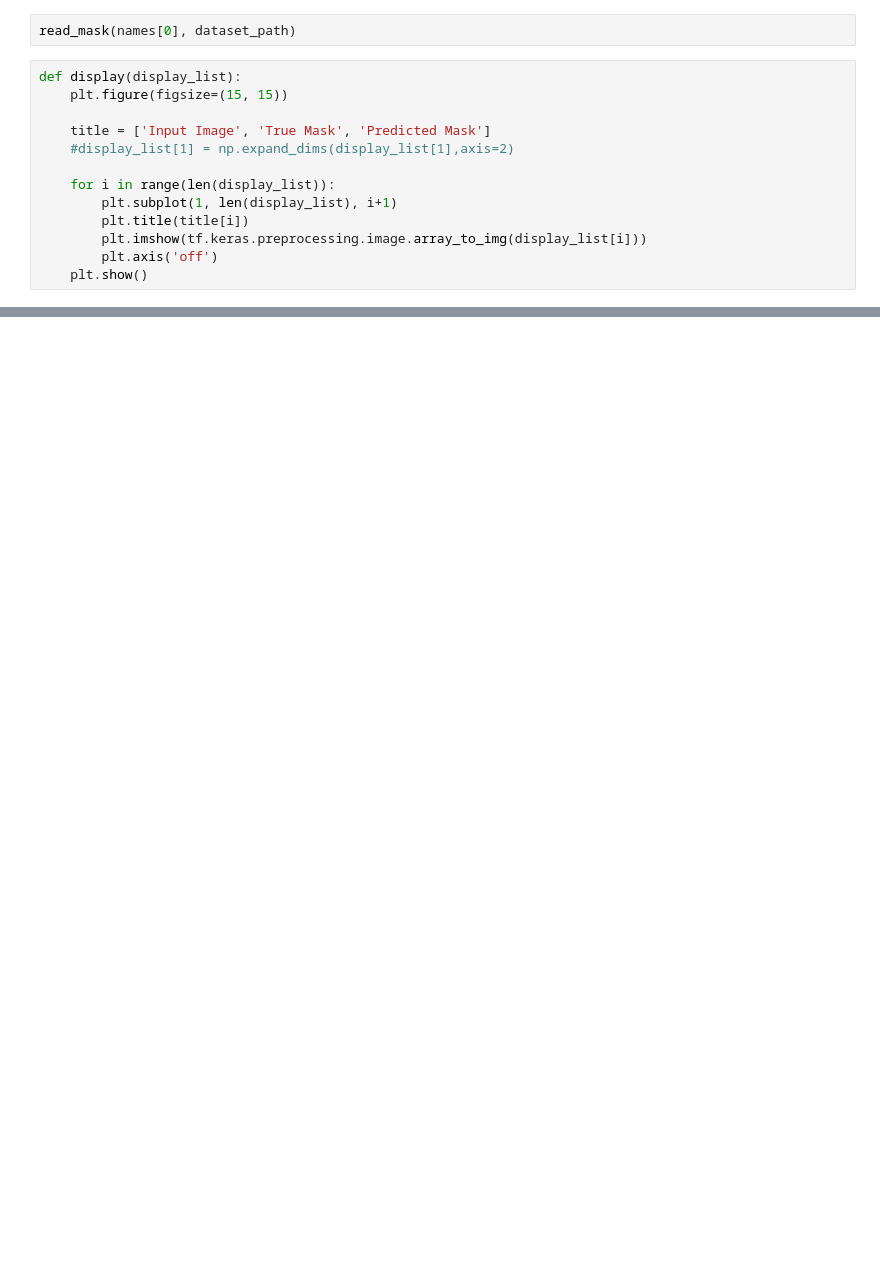
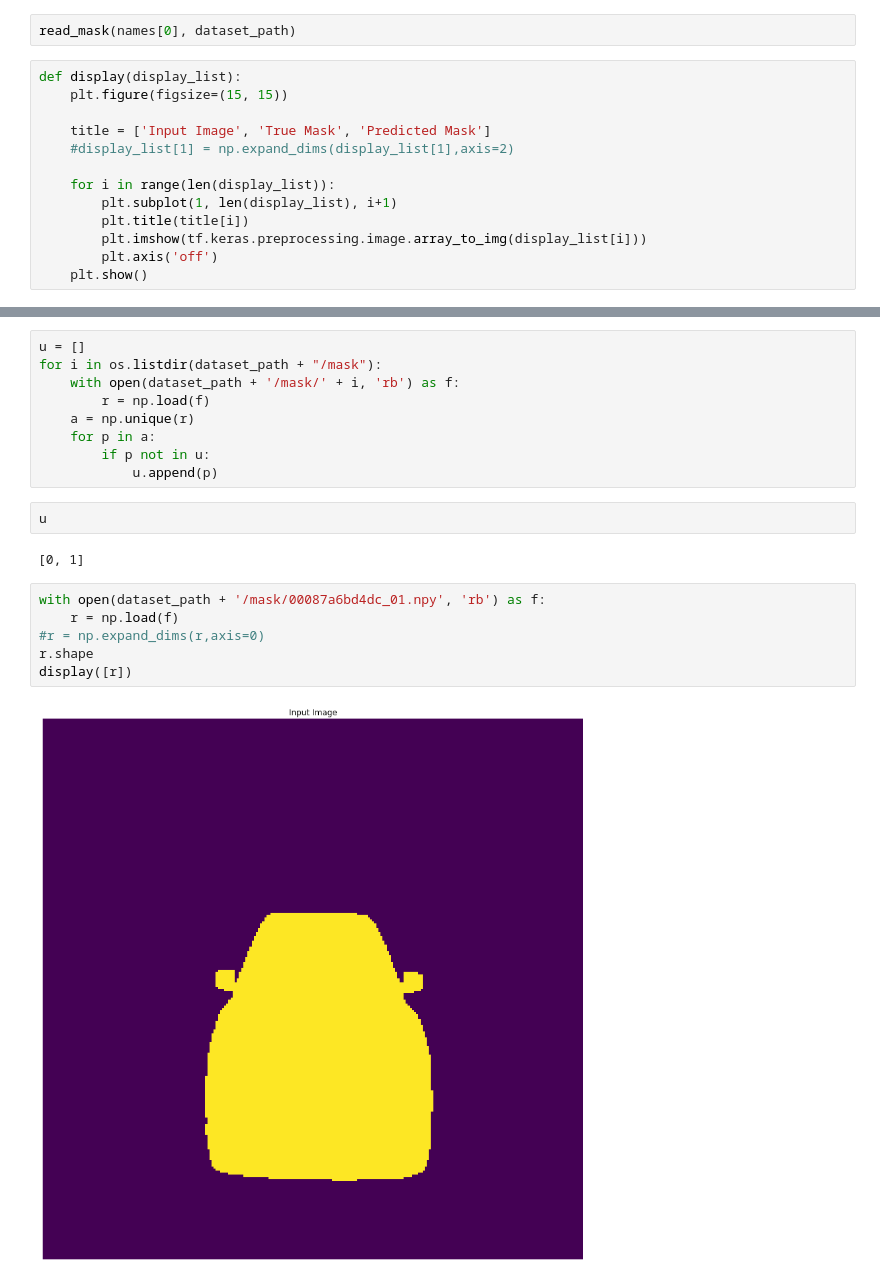
Before and after one commit to giacomogreggio/computer-vision-project, a Jupyter notebook: CarConverter.ipynb, the cells around one changed output, grey strips where cells are left out. Saved outputs shown, nothing was run; the diff lists cells and outputs as text; blank space fills up the shorter version.

```diff
--- a/CarConverter.ipynb
+++ b/CarConverter.ipynb
@@ -95,0 +124,21 @@ display(r)
+# %%
+u = []
+for i in os.listdir(dataset_path + "/mask"):
+    with open(dataset_path + '/mask/' + i, 'rb') as f:
+        r = np.load(f)
+    a = np.unique(r)
+    for p in a:
+        if p not in u:
+            u.append(p)
+# %%
+u
+# %% [output]
+[0, 1]
+# %%
+with open(dataset_path + '/mask/00087a6bd4dc_01.npy', 'rb') as f:
+    r = np.load(f)
+#r = np.expand_dims(r,axis=0)
+r.shape
+display([r])
+# %% [output]
+[figure, added]
```
Also changed, not shown: parts of 13 cells of this notebook.
